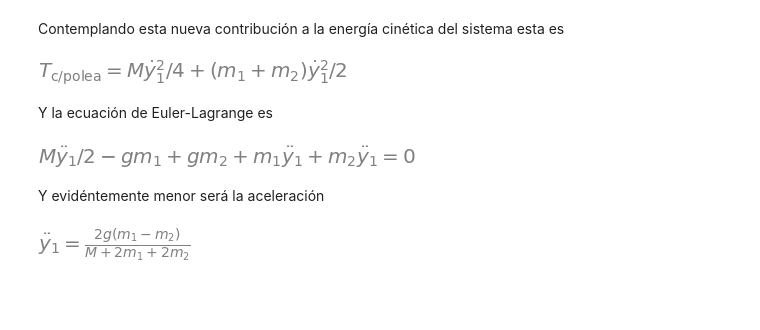
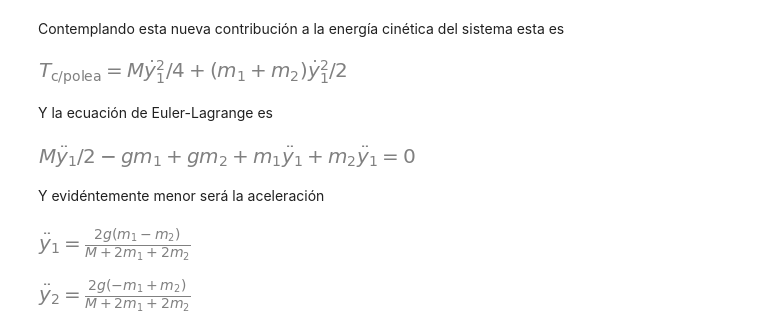
Before and after one commit to bettachini/MecanicaAnaliticaComputacional, a Jupyter notebook: 05Ligaduras/atwoodLigadura.ipynb, the cells around one changed output. Drawn from its saved outputs; the diff is of its cells as text; code cells hidden in the pictures; blank space fills up the shorter version.

```diff
--- a/05Ligaduras/atwoodLigadura.ipynb
+++ b/05Ligaduras/atwoodLigadura.ipynb
@@ -264,7 +282,8 @@ I_cilindro = sym.Eq(
     unMedio* M* R**2
 ) # momento de inercia de rotación en torno a su eje de simetría longitudinal
 
-velocidadAngular_cilindro = theta.diff(t)
+zeta = mech.dynamicsymbols('theta')
+velocidadAngular_cilindro = zeta.diff(t)
 
 T_rotaciónPolea = energíaCinéticaRotación(I_cilindro.rhs, velocidadAngular_cilindro )
 T_rotaciónPolea
@@ -324,7 +343,18 @@ y1_EL_conPolea
 # %% [markdown]
 Y evidéntemente menor será la aceleración
 # %%
-m1_a_conPolea = sym.Eq(y1.diff(t,2), sym.solve(y1_EL_conPolea, y1.diff(t,2) )[0]  )# [0] toma el único elemento de la lista
-m1_a_conPolea
+y1_pp_conPolea = sym.Eq(
+  y1.diff(t,2),
+  sym.solve(y1_EL_conPolea, y1.diff(t,2) )[0]
+  )# [0] toma el único elemento de la lista
+y1_pp_conPolea
 # %% [output]
 [figure]
+# %%
+y2_pp = sym.Eq(
+  y2.diff(t,2),
+  y2_f1.diff(t,2)
+).subs(y1_pp.lhs, y1_pp_conPolea.rhs).simplify()
+y2_pp
+# %% [output]
+[figure, added]
```
Also changed, not shown: parts of 22 cells of this notebook.
